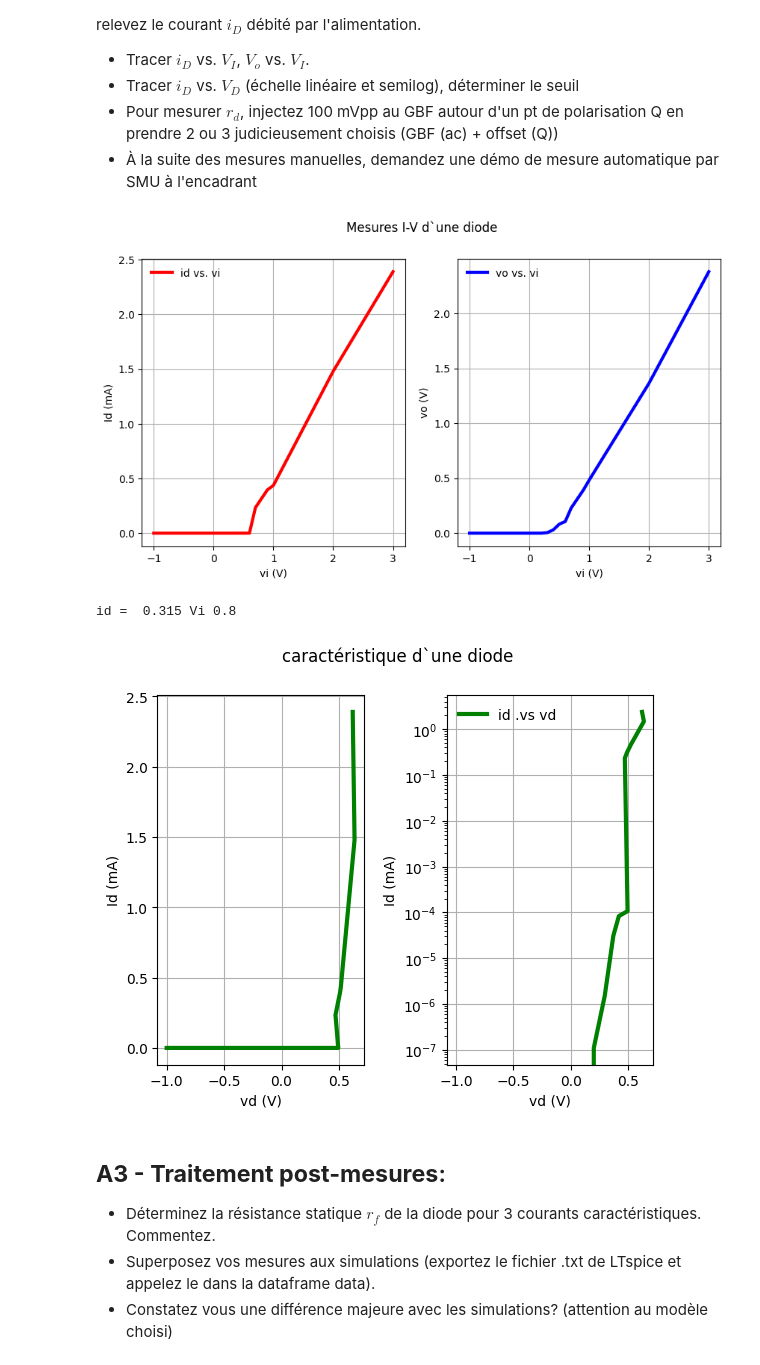
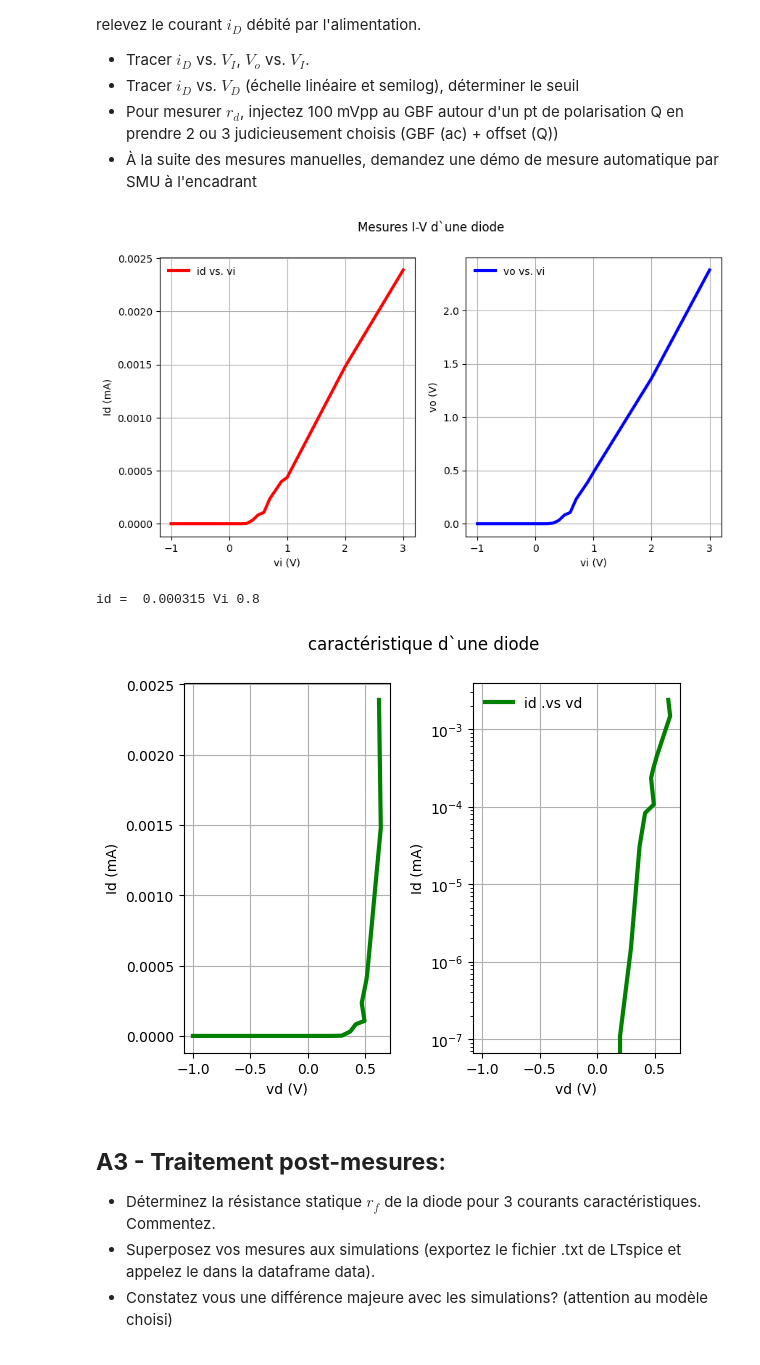
Before and after one commit to Darkzveller/EI-3_TP_conception_micro_electronique, a Jupyter notebook: Sujet_TP_YEK/TP_composants_et_circuits_microélectroniques_2026.ipynb, the cells around one changed output. Cells and saved outputs as stored; diff of their text form; code cells hidden in the pictures.

```diff
--- a/Sujet_TP_YEK/TP_composants_et_circuits_microélectroniques_2026.ipynb
+++ b/Sujet_TP_YEK/TP_composants_et_circuits_microélectroniques_2026.ipynb
@@ -157,36 +157,36 @@ Assemblez le circuit sur une labdec et variez l'alimentation dc $V_I$ sur une pl
 # %%
 #TP CCM
 # adapter les variations de tensions - celles mentionnées ne sont qu`indicatives.
 #A-Diode
 vi =  [-1,0 ,0.2,	0.3,	0.4,	0.5,	0.6,	0.7,	0.8,	0.9,1,2,3]  # en V
 vo = [0,0,0.000081,	0.005,	0.03,	0.082,	0.106,	0.23,	0.31,	0.39,	0.483,	1.364,	2.38] # en mA
 vd = np.subtract(vi, vo)
-Id = [0	,0,	0.00000011,	0.0000015,	0.000031, 0.000083,	0.000107,	0.234,	0.315,	0.396,	0.436,	1.48,	2.39] # en A
+Id = [0	,0,	0.00000011,	0.0000015,	0.000031, 0.000083,	0.000107,	0.234/1000,	0.315/1000,	0.396/1000,	0.436/1000,	1.48/1000,	2.39/1000] # en A
 # plot(vd, Id, 'Id vs.vout', "mediumseagreen")
 # plot(data["v1"], data["I(1n4003gp)"]/1e-3, "fit", "blue")
 fig, (ax1, ax2) = plt.subplots(1, 2, figsize=(10,5))
 fig.suptitle('Mesures I-V d`une diode')
 ax1.plot(vi, Id, lw=3,label = "id vs. vi", color="red")
 ax1.set_xlabel("vi (V)")
 ax1.set_ylabel("Id (mA)")
 ax1.grid()
 ax1.legend(frameon=False)
 ax2.plot(vi, vo, lw=3,label = "vo vs. vi", color="blue")
 ax2.set_xlabel("vi (V)")
 ax2.set_ylabel("vo (V)")
 ax2.grid()
 ax2.legend(frameon=False)
 plt.show()
 inx = 8
 print('id = ',Id[inx],'Vi', vi[inx])
 # %% [output]
-[figure, old version]
+[figure, new version]
-id =  0.315 Vi 0.8
+id =  0.000315 Vi 0.8
 # %%
 plot1(vd, Id, "id .vs vd", "green")
 plt.show()
 # %% [output]
-[figure, old version]
+[figure, new version]
 # %% [markdown]
 ## **A3 - Traitement post-mesures**:
 - Déterminez la résistance statique $r_f$ de la diode pour 3 courants caractéristiques. Commentez.<br>
```
Also changed, not shown: parts of 4 cells of this notebook, 45 other files.
